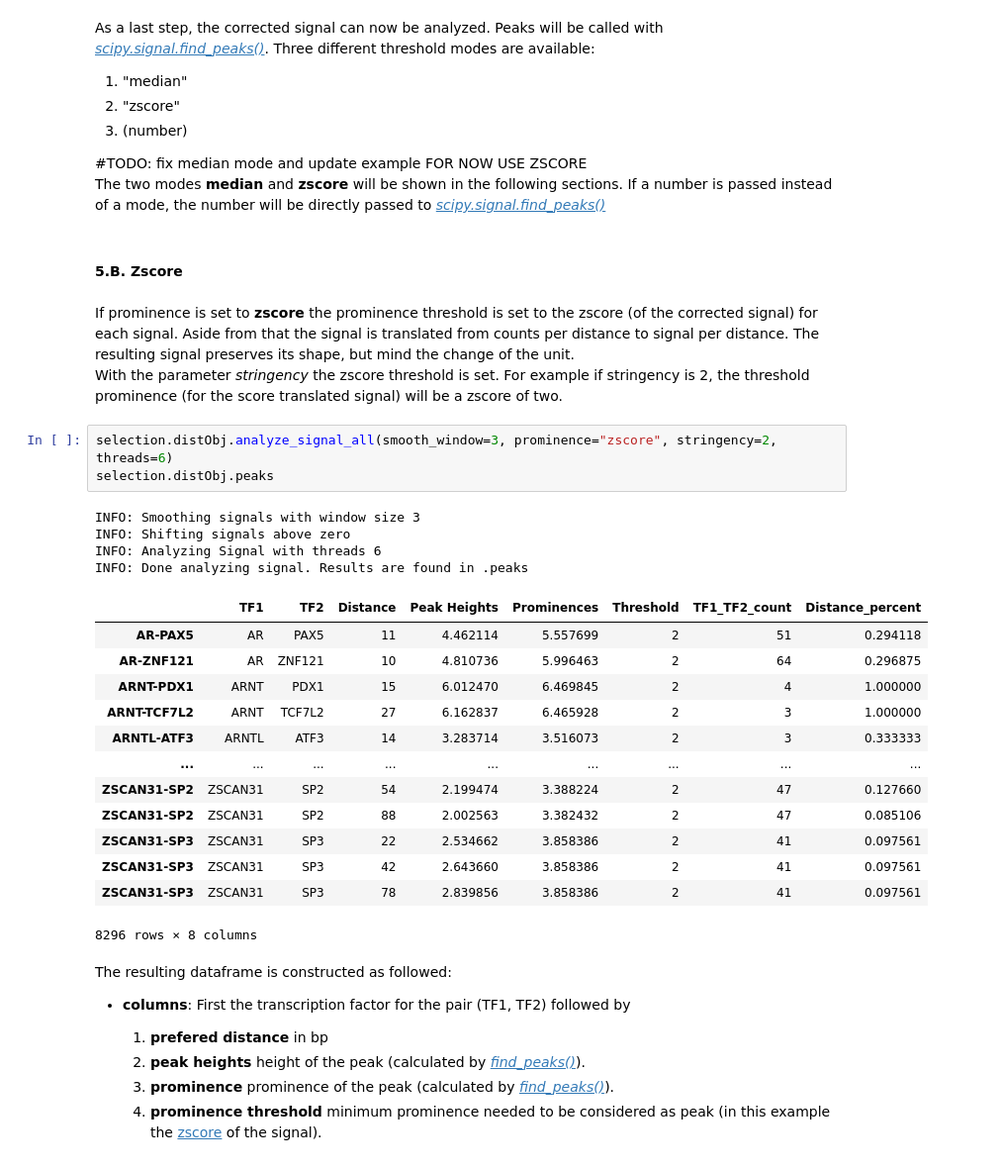
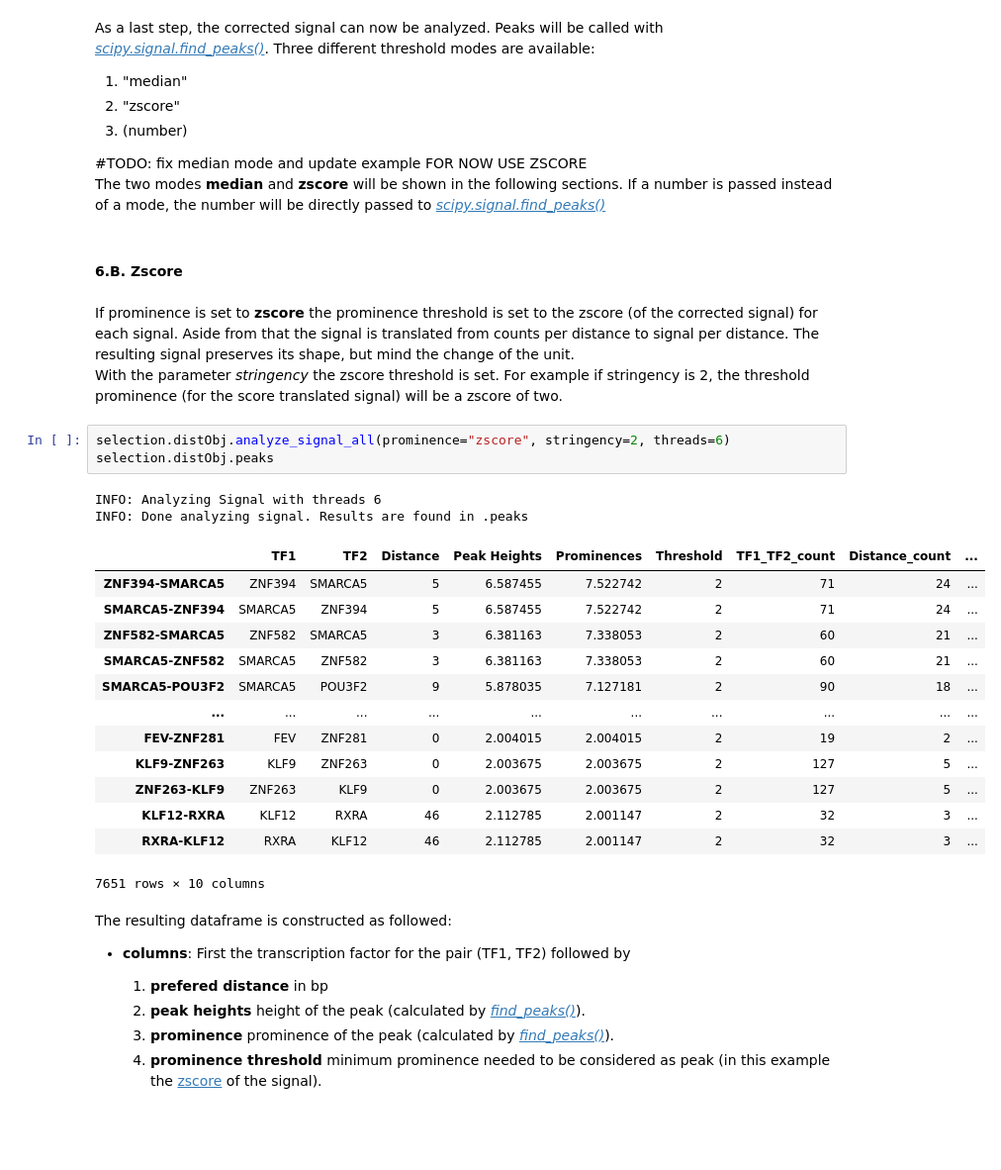
Before and after one commit to loosolab/TF-COMB, a Jupyter notebook: examples/Distance_analysis.ipynb, the cells around one changed output. Shown at 99% size. Saved outputs shown, nothing was run; the diff lists cells and outputs as text; blank space fills up the shorter version.

Commit message:
Updated distance analysis notebook

```diff
--- a/examples/Distance_analysis.ipynb
+++ b/examples/Distance_analysis.ipynb
@@ -351,31 +380,29 @@ The two modes __median__ and __zscore__ will be shown in the following sections.
 # %% [markdown]
 <a id="zscore"></a>
 
-#### 5.B. Zscore
+#### 6.B. Zscore
 # %% [markdown]
 If prominence is set to __zscore__ the prominence threshold is set to the zscore (of the corrected signal) for each signal. Aside from that the signal is translated from counts per distance to signal per distance. The resulting signal preserves its shape, but mind the change of the unit. \
 With the parameter _stringency_ the zscore threshold is set. For example if stringency is 2, the threshold prominence (for the score translated signal) will be a zscore of two.
 # %%
-selection.distObj.analyze_signal_all(smooth_window=3, prominence="zscore", stringency=2, threads=6)
+selection.distObj.analyze_signal_all(prominence="zscore", stringency=2, threads=6)
 selection.distObj.peaks
 # %% [output]
-INFO: Smoothing signals with window size 3
-INFO: Shifting signals above zero
 INFO: Analyzing Signal with threads 6
 INFO: Done analyzing signal. Results are found in .peaks
-|  | TF1 | TF2 | Distance | Peak Heights | Prominences | Threshold | TF1_TF2_count | Distance_percent |
-| AR-PAX5 | AR | PAX5 | 11 | 4.462114 | 5.557699 | 2 | 51 | 0.294118 |
-| AR-ZNF121 | AR | ZNF121 | 10 | 4.810736 | 5.996463 | 2 | 64 | 0.296875 |
-| ARNT-PDX1 | ARNT | PDX1 | 15 | 6.012470 | 6.469845 | 2 | 4 | 1.000000 |
-| ARNT-TCF7L2 | ARNT | TCF7L2 | 27 | 6.162837 | 6.465928 | 2 | 3 | 1.000000 |
-| ARNTL-ATF3 | ARNTL | ATF3 | 14 | 3.283714 | 3.516073 | 2 | 3 | 0.333333 |
-| ... | ... | ... | ... | ... | ... | ... | ... | ... |
-| ZSCAN31-SP2 | ZSCAN31 | SP2 | 54 | 2.199474 | 3.388224 | 2 | 47 | 0.127660 |
-| ZSCAN31-SP2 | ZSCAN31 | SP2 | 88 | 2.002563 | 3.382432 | 2 | 47 | 0.085106 |
-| ZSCAN31-SP3 | ZSCAN31 | SP3 | 22 | 2.534662 | 3.858386 | 2 | 41 | 0.097561 |
-| ZSCAN31-SP3 | ZSCAN31 | SP3 | 42 | 2.643660 | 3.858386 | 2 | 41 | 0.097561 |
-| ZSCAN31-SP3 | ZSCAN31 | SP3 | 78 | 2.839856 | 3.858386 | 2 | 41 | 0.097561 |
+|  | TF1 | TF2 | Distance | Peak Heights | Prominences | Threshold | TF1_TF2_count | Distance_count | ... |
+| ZNF394-SMARCA5 | ZNF394 | SMARCA5 | 5 | 6.587455 | 7.522742 | 2 | 71 | 24 | ... |
+| SMARCA5-ZNF394 | SMARCA5 | ZNF394 | 5 | 6.587455 | 7.522742 | 2 | 71 | 24 | ... |
+| ZNF582-SMARCA5 | ZNF582 | SMARCA5 | 3 | 6.381163 | 7.338053 | 2 | 60 | 21 | ... |
+| SMARCA5-ZNF582 | SMARCA5 | ZNF582 | 3 | 6.381163 | 7.338053 | 2 | 60 | 21 | ... |
+| SMARCA5-POU3F2 | SMARCA5 | POU3F2 | 9 | 5.878035 | 7.127181 | 2 | 90 | 18 | ... |
+| ... | ... | ... | ... | ... | ... | ... | ... | ... | ... |
+| FEV-ZNF281 | FEV | ZNF281 | 0 | 2.004015 | 2.004015 | 2 | 19 | 2 | ... |
+| KLF9-ZNF263 | KLF9 | ZNF263 | 0 | 2.003675 | 2.003675 | 2 | 127 | 5 | ... |
+| ZNF263-KLF9 | ZNF263 | KLF9 | 0 | 2.003675 | 2.003675 | 2 | 127 | 5 | ... |
+| KLF12-RXRA | KLF12 | RXRA | 46 | 2.112785 | 2.001147 | 2 | 32 | 3 | ... |
+| RXRA-KLF12 | RXRA | KLF12 | 46 | 2.112785 | 2.001147 | 2 | 32 | 3 | ... |
-8296 rows × 8 columns
+7651 rows × 10 columns
 # %% [markdown]
 The resulting dataframe is constructed as followed:
 - __columns__: First the transcription factor for the pair (TF1, TF2) followed by
```
Also changed, not shown: parts of 40 cells of this notebook.
